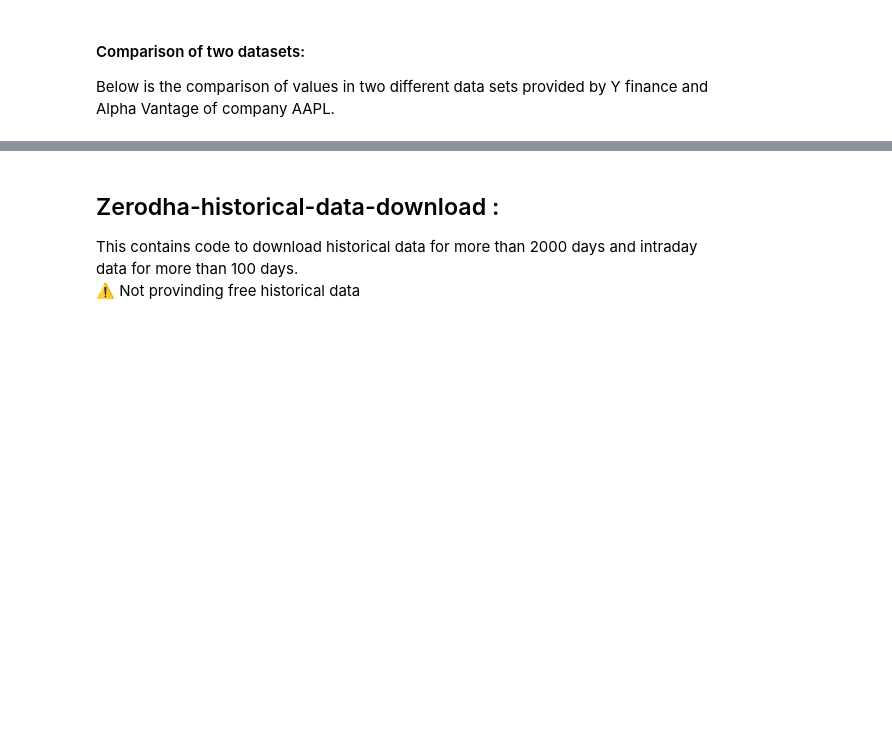
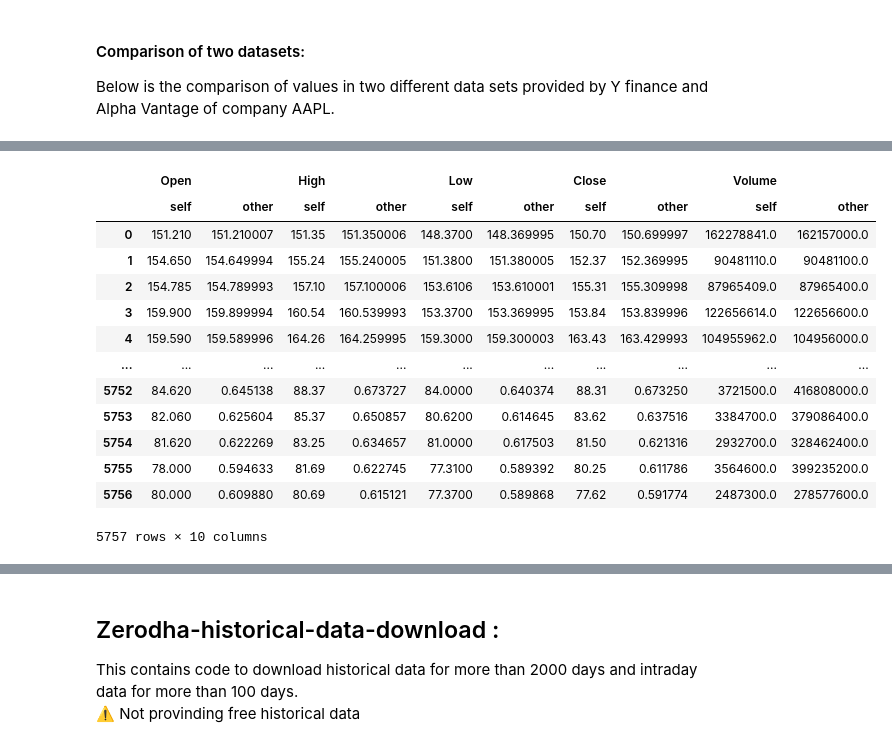
Before and after one commit to TechnocultureResearch/sentient, a Jupyter notebook: data source api.ipynb, the cells around one changed output, grey strips where cells are left out. Drawn from its saved outputs; the diff is of its cells as text; code cells hidden in the pictures; blank space fills up the shorter version.

```diff
--- a/data source api.ipynb
+++ b/data source api.ipynb
@@ -17,11 +17,8 @@ For this approach, we need to install the yfinance library as `pip install yfina
 # %%
 import yfinance as yf
 import pandas as pd
-import numpy as np
-tick = ['NVDA']
-data = yf.download('AAPL', period='23y', auto_adjust=True)
-data2 = data[32:]
-data3 = data2.iloc[::-1]
-data3= data3.reset_index()
+yfinance_aapl = yf.download('AAPL', period='23y', auto_adjust=True)
+yfinance_aapl = yfinance_aapl.reset_index().iloc[31:]
+yfinance_aapl = yfinance_aapl.iloc[::-1].reset_index(drop=True)
 # %% [output]
 [*********************100%***********************]  1 of 1 completed
@@ -73,0 +54,17 @@ data3.compare(df1)
+# %%
+alpha_vantage_aapl_df.compare(yfinance_aapl)
+# %% [output]
+|  | Open |  | High |  | Low |  | Close |  | Volume |  |
+|  | self | other | self | other | self | other | self | other | self | other |
+| 0 | 151.210 | 151.210007 | 151.35 | 151.350006 | 148.3700 | 148.369995 | 150.70 | 150.699997 | 162278841.0 | 162157000.0 |
+| 1 | 154.650 | 154.649994 | 155.24 | 155.240005 | 151.3800 | 151.380005 | 152.37 | 152.369995 | 90481110.0 | 90481100.0 |
+| 2 | 154.785 | 154.789993 | 157.10 | 157.100006 | 153.6106 | 153.610001 | 155.31 | 155.309998 | 87965409.0 | 87965400.0 |
+| 3 | 159.900 | 159.899994 | 160.54 | 160.539993 | 153.3700 | 153.369995 | 153.84 | 153.839996 | 122656614.0 | 122656600.0 |
+| 4 | 159.590 | 159.589996 | 164.26 | 164.259995 | 159.3000 | 159.300003 | 163.43 | 163.429993 | 104955962.0 | 104956000.0 |
+| ... | ... | ... | ... | ... | ... | ... | ... | ... | ... | ... |
+| 5752 | 84.620 | 0.645138 | 88.37 | 0.673727 | 84.0000 | 0.640374 | 88.31 | 0.673250 | 3721500.0 | 416808000.0 |
+| 5753 | 82.060 | 0.625604 | 85.37 | 0.650857 | 80.6200 | 0.614645 | 83.62 | 0.637516 | 3384700.0 | 379086400.0 |
+| 5754 | 81.620 | 0.622269 | 83.25 | 0.634657 | 81.0000 | 0.617503 | 81.50 | 0.621316 | 2932700.0 | 328462400.0 |
+| 5755 | 78.000 | 0.594633 | 81.69 | 0.622745 | 77.3100 | 0.589392 | 80.25 | 0.611786 | 3564600.0 | 399235200.0 |
+| 5756 | 80.000 | 0.609880 | 80.69 | 0.615121 | 77.3700 | 0.589868 | 77.62 | 0.591774 | 2487300.0 | 278577600.0 |
+5757 rows × 10 columns
```
Also changed, not shown: parts of 17 cells of this notebook.
